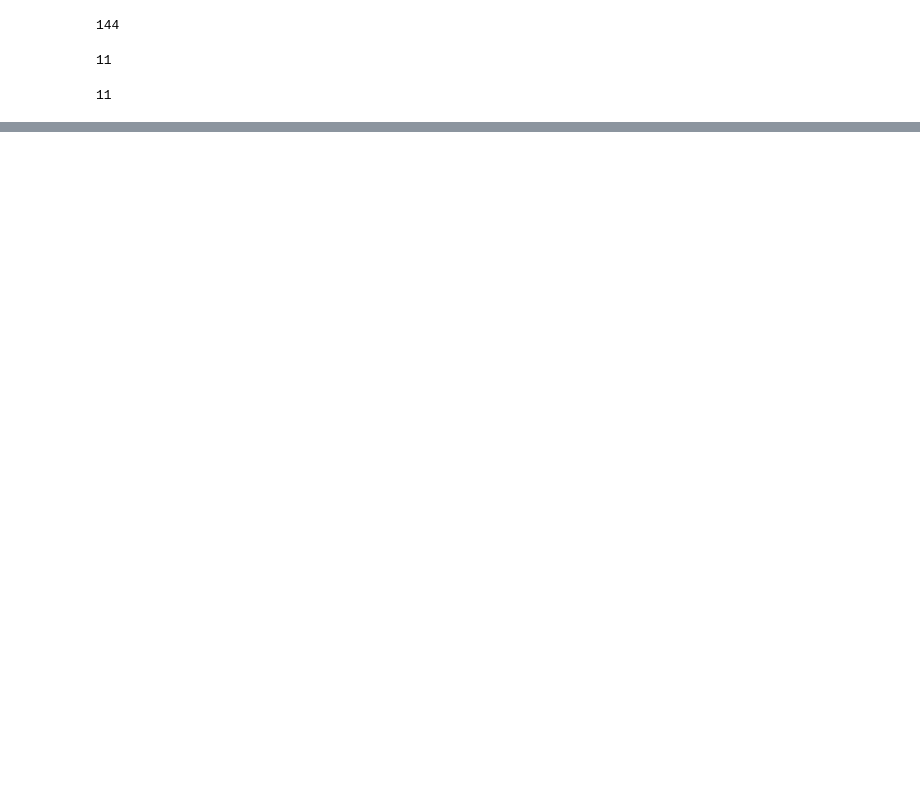
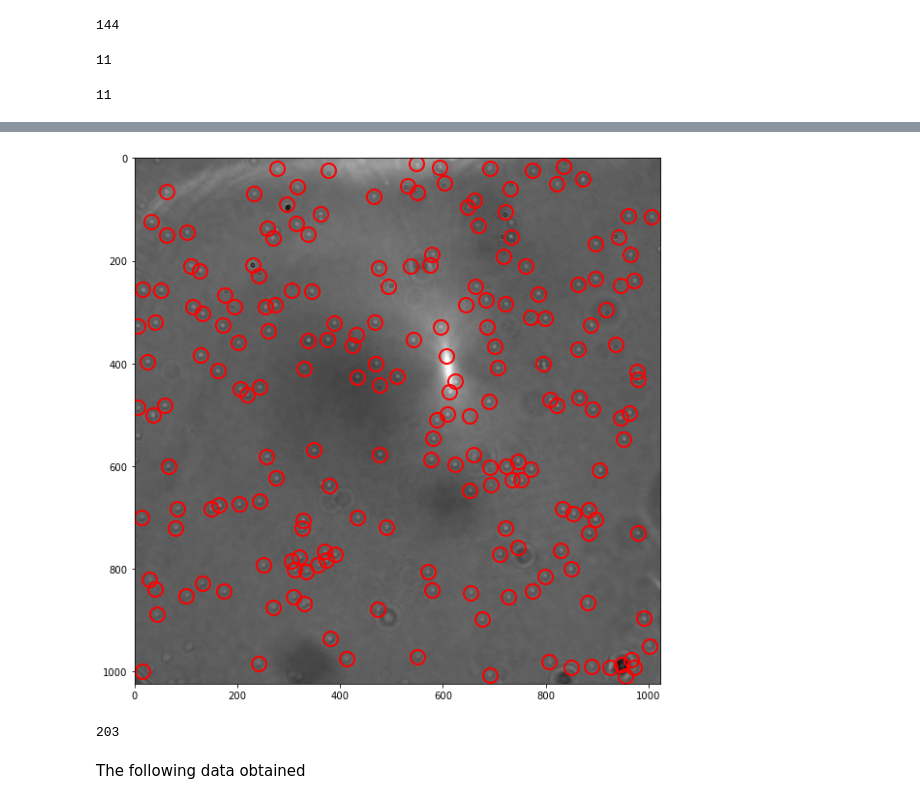
Before and after one commit to nanoepics/epicsjukebox, a Jupyter notebook: Notebooks/Ingmar/AnalysisBF_tif_files.ipynb, the cells around one changed output, grey strips where cells are left out. Drawn from its saved outputs; the diff is of its cells as text; code cells hidden in the pictures; blank space fills up the shorter version.

```diff
--- a/Notebooks/Ingmar/AnalysisBF_tif_files.ipynb
+++ b/Notebooks/Ingmar/AnalysisBF_tif_files.ipynb
@@ -73,0 +56,13 @@ for i in range(0, nf1):
+# %%
+plt.rcParams['figure.figsize'] = (10, 10)
+# %%
+image_file = r'E:\Ingmar\Ingmar\Experimental_data\17082022\1_60000\Overview00013.tif'
+Img = plt.imread(image_file)
+count_image = tp.locate(Img, 5, minmass=4000, separation=15)
+tp.annotate(count_image, Img);
+print(len(count_image['mass']))
+# %% [output]
+[figure, added]
+203
+# %% [markdown]
+The following data obtained
```
Also changed, not shown: parts of 9 cells of this notebook.
